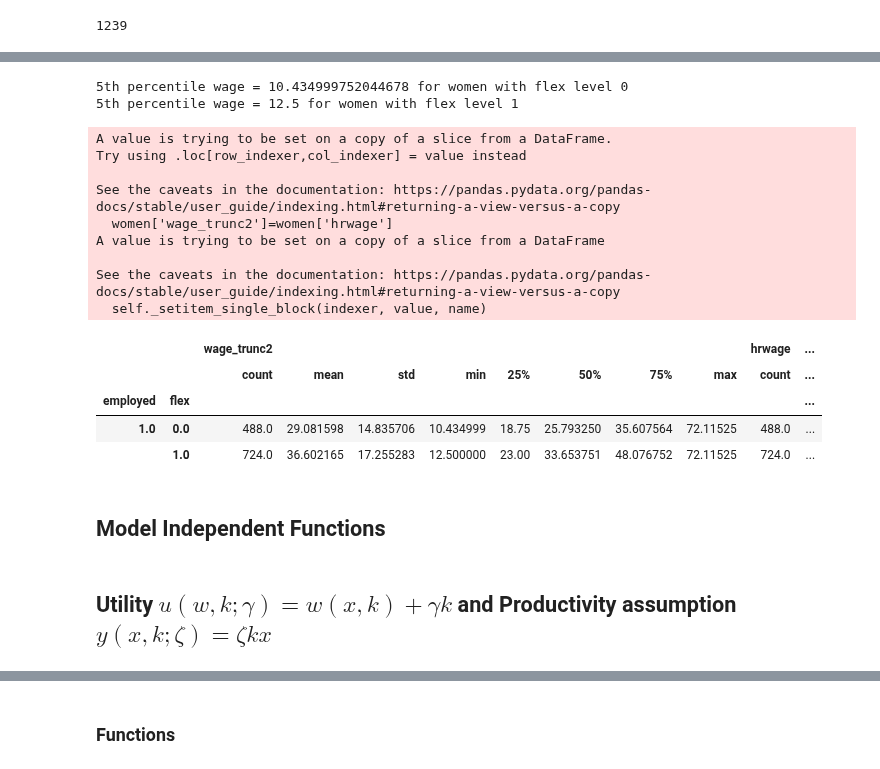
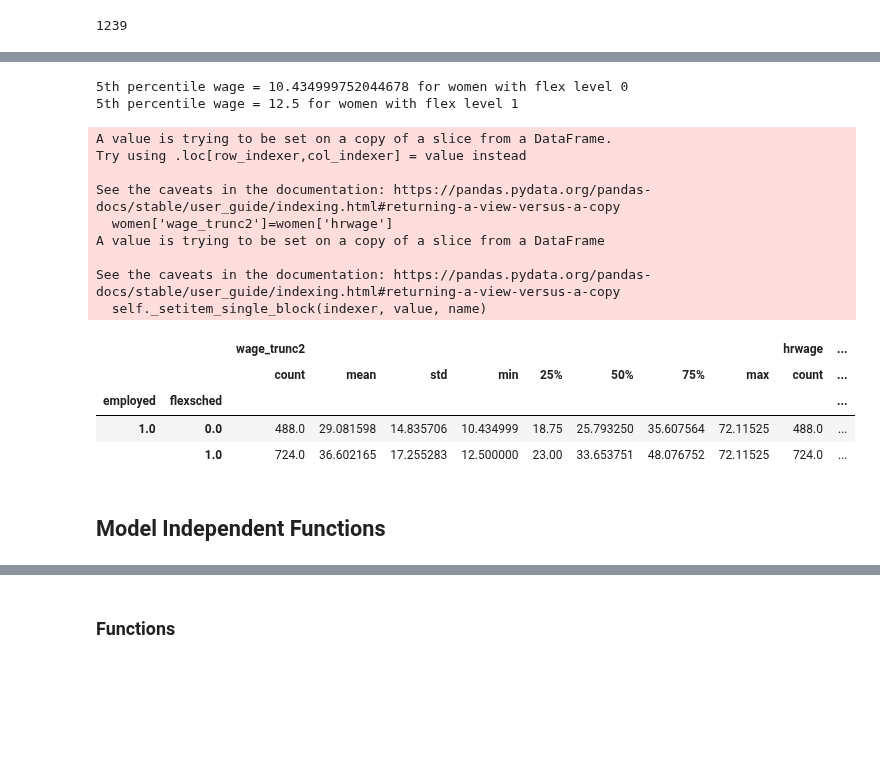
Before and after one commit to meganmccoy/flexibility-in-search-model, a Jupyter notebook: SimplifiedModel.ipynb, the cells around one changed output, grey strips where cells are left out. Saved outputs shown, nothing was run; the diff lists cells and outputs as text; code cells hidden in the pictures; blank space fills up the shorter version.

```diff
--- a/SimplifiedModel.ipynb
+++ b/SimplifiedModel.ipynb
@@ -32,6 +40,2 @@ from scipy.optimize import minimize
 # %%
-df=pd.read_stata('workfile.dta', columns=['sex','employed', 'flex_sched_score', 'hrwage', 'dur'])
+df=pd.read_stata('workfile.dta', columns=['sex','employed', 'flexsched', 'flex_sched_score', 'flexloc', 'flex_loc_score', 'hrwage', 'dur'])
-# %%
-df['flex']=np.NaN
-df['flex'].iloc[(df['flex_sched_score']==0)] = 0
-df['flex'].iloc[(df['flex_sched_score']==1 )| (df['flex_sched_score']==2)] = 1
@@ -140,7 +101,7 @@ See the caveats in the documentation: https://pandas.pydata.org/pandas-docs/stab
 fifth_pctl = np.zeros(1)
 
 for k in range(2):
-    tmp = men[men['flex']==k]
+    tmp = men[men['flexsched']==k]
     fifth = np.percentile(tmp['hrwage'],5)
     fifth_pctl = np.append(fifth_pctl, fifth)
     print("5th percentile wage = " + str(fifth) + " for men with flex level " + str(k))
@@ -148,9 +109,9 @@ for k in range(2):
 men['wage_trunc2']=men['hrwage']
 
 for k in range(2):
-    men['wage_trunc2'].iloc[(men['hrwage']<fifth_pctl[k+1]) & (men['flex']==k)]=fifth_pctl[k+1] #k+1 because empty array initiates with zero
+    men['wage_trunc2'].iloc[(men['hrwage']<fifth_pctl[k+1]) & (men['flexsched']==k)]=fifth_pctl[k+1] #k+1 because empty array initiates with zero
 
-men['wage_trunc3'].groupby([men['employed'],men['flex']]).describe()
+men['wage_trunc2'].groupby([men['employed'],men['flexsched']]).describe()
 # %% [output]
 5th percentile wage = 13.0 for men with flex level 0
 5th percentile wage = 17.5 for men with flex level 1
@@ -211,33 +149,33 @@ See the caveats in the documentation: https://pandas.pydata.org/pandas-docs/stab
 # %%
 fifth_pctl = np.zeros(1)
 
 for k in range(2):
-    tmp = women[women['flex']==k]
+    tmp = women[women['flexsched']==k]
     fifth = np.percentile(tmp['hrwage'],5)
     fifth_pctl = np.append(fifth_pctl, fifth)
     print("5th percentile wage = " + str(fifth) + " for women with flex level " + str(k))
 
 women['wage_trunc2']=women['hrwage']
 
 for k in range(2):
-    women['wage_trunc2'].iloc[(women['hrwage']<fifth_pctl[k+1]) & (women['flex']==k)]=fifth_pctl[k+1] #k+1 because empty array initiates with zero
+    women['wage_trunc2'].iloc[(women['hrwage']<fifth_pctl[k+1]) & (women['flexsched']==k)]=fifth_pctl[k+1] #k+1 because empty array initiates with zero
 
-women[['wage_trunc2','hrwage']].groupby([women['employed'],women['flex']]).describe()
+women[['wage_trunc2','hrwage']].groupby([women['employed'],women['flexsched']]).describe()
 # %% [output]
 5th percentile wage = 10.434999752044678 for women with flex level 0
 5th percentile wage = 12.5 for women with flex level 1
 A value is trying to be set on a copy of a slice from a DataFrame.
 Try using .loc[row_indexer,col_indexer] = value instead
 
 See the caveats in the documentation: https://pandas.pydata.org/pandas-docs/stable/user_guide/indexing.html#returning-a-view-versus-a-copy
   women['wage_trunc2']=women['hrwage']
 A value is trying to be set on a copy of a slice from a DataFrame
 
 See the caveats in the documentation: https://pandas.pydata.org/pandas-docs/stable/user_guide/indexing.html#returning-a-view-versus-a-copy
   self._setitem_single_block(indexer, value, name)
 |  |  | wage_trunc2 |  |  |  |  |  |  |  | hrwage | ... |
 |  |  | count | mean | std | min | 25% | 50% | 75% | max | count | ... |
-| employed | flex |  |  |  |  |  |  |  |  |  | ... |
+| employed | flexsched |  |  |  |  |  |  |  |  |  | ... |
 | 1.0 | 0.0 | 488.0 | 29.081598 | 14.835706 | 10.434999 | 18.75 | 25.793250 | 35.607564 | 72.11525 | 488.0 | ... |
 |  | 1.0 | 724.0 | 36.602165 | 17.255283 | 12.500000 | 23.00 | 33.653751 | 48.076752 | 72.11525 | 724.0 | ... |
 # %% [markdown]
@@ -277,5 +215,3 @@ def bootstrap(data: pd.DataFrame, n_samples:int):
         bootstrapped_sample_list.append(nth_sample)
 
     return bootstrapped_sample_list
-# %% [markdown]
-## Utility $u(w,k; \gamma) = w(x,k) + \gamma k$ and Productivity assumption $y(x,k; \zeta) = \zeta kx$
```
Also changed, not shown: parts of 38 cells of this notebook.
